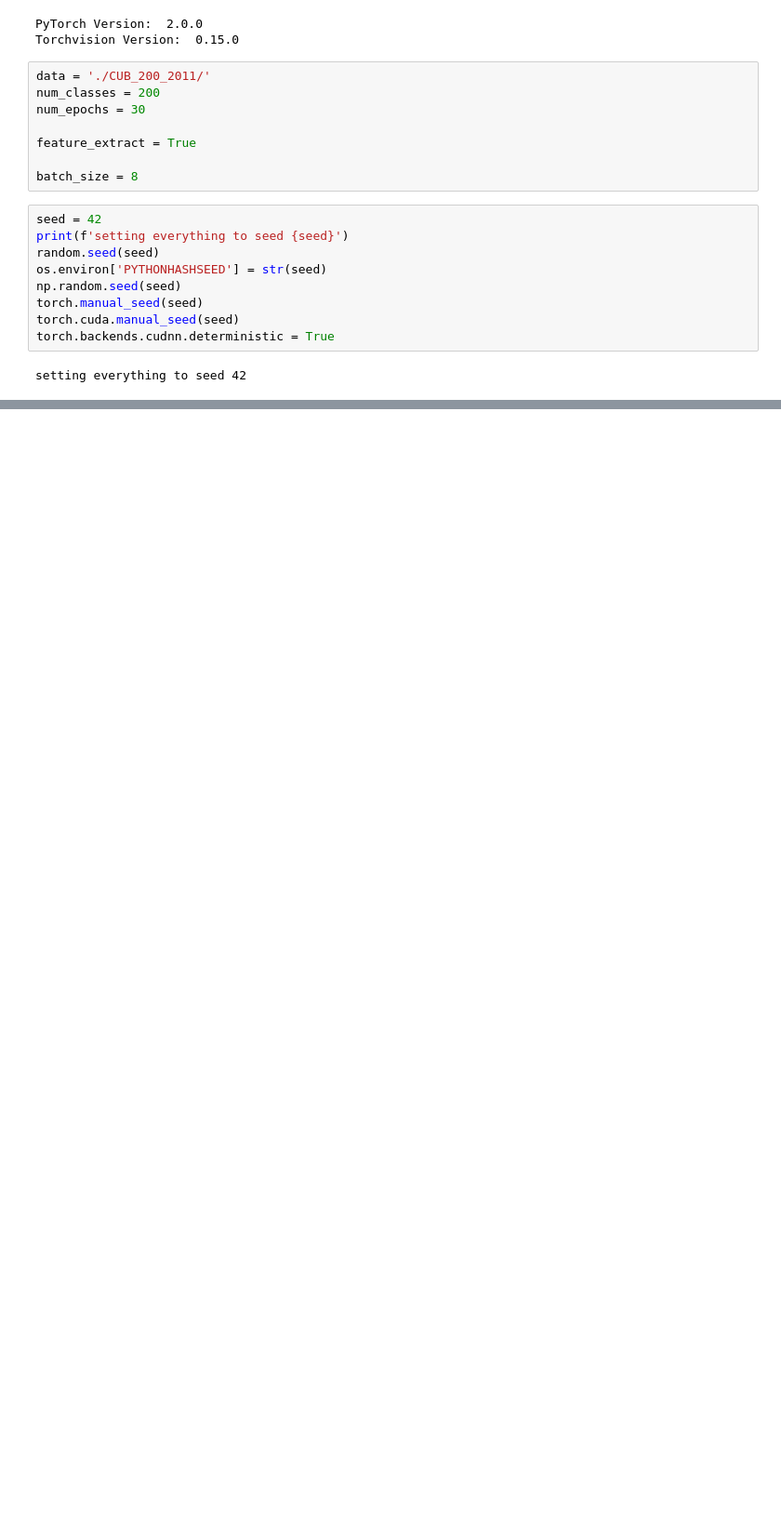
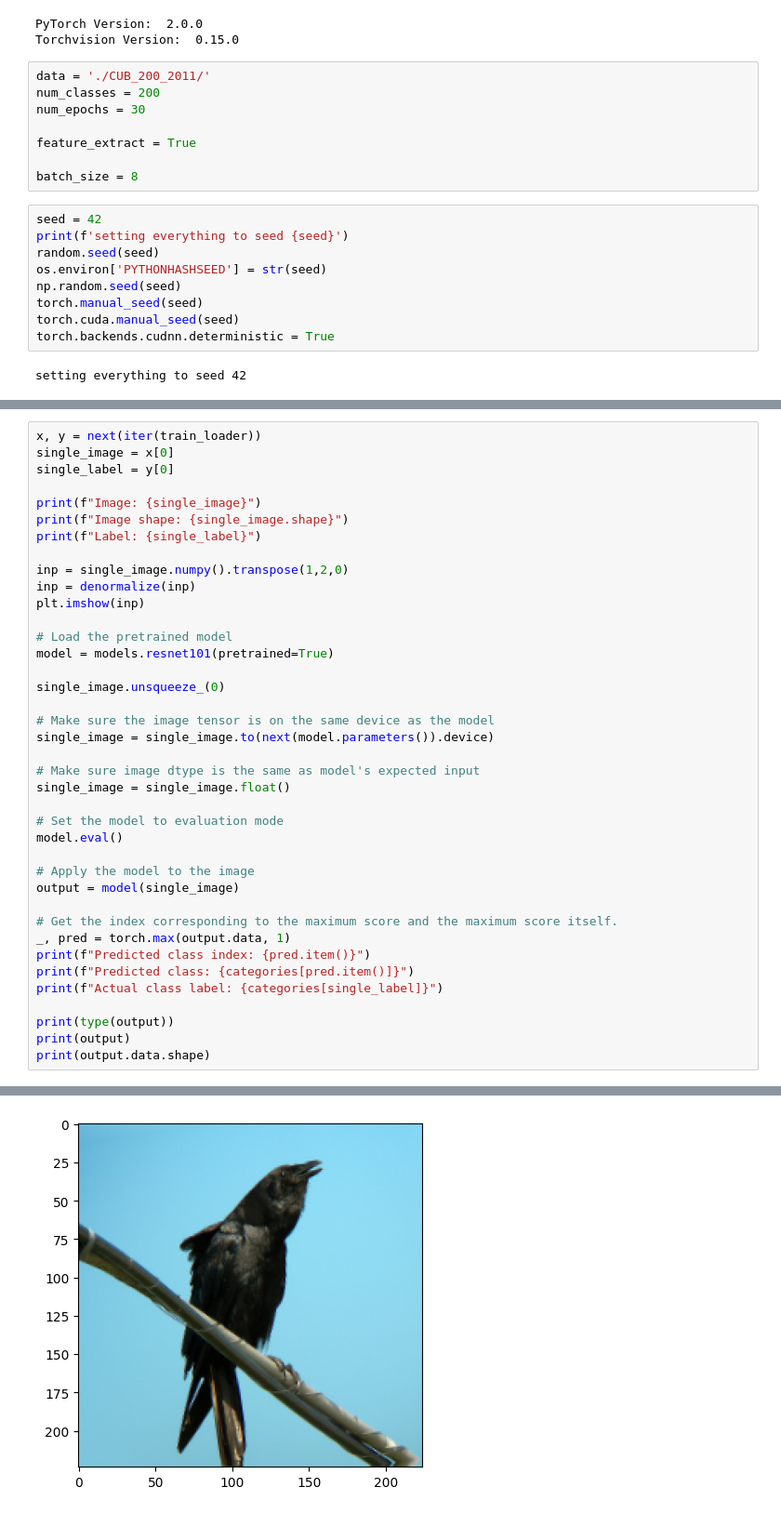
Before and after one commit to michaeldraga/aki-project, a Jupyter notebook: model.ipynb, the cells around one changed output, grey strips where cells are left out. Shown at 93% size. Cells and saved outputs as stored; diff of their text form; blank space fills up the shorter version.

```diff
--- a/model.ipynb
+++ b/model.ipynb
@@ -275,0 +151,40 @@ Epoch 12/29
+# %%
+x, y = next(iter(train_loader))
+single_image = x[0]
+single_label = y[0]
+
+print(f"Image: {single_image}")
+print(f"Image shape: {single_image.shape}")
+print(f"Label: {single_label}")
+
+inp = single_image.numpy().transpose(1,2,0)
+inp = denormalize(inp)
+plt.imshow(inp)
+
+# Load the pretrained model
+model = models.resnet101(pretrained=True)
+
+single_image.unsqueeze_(0)
+
+# Make sure the image tensor is on the same device as the model
+single_image = single_image.to(next(model.parameters()).device)
+
+# Make sure image dtype is the same as model's expected input
+single_image = single_image.float()
+
+# Set the model to evaluation mode
+model.eval()
+
+# Apply the model to the image
+output = model(single_image)
+
+# Get the index corresponding to the maximum score and the maximum score itself.
+_, pred = torch.max(output.data, 1)
+print(f"Predicted class index: {pred.item()}")
+print(f"Predicted class: {categories[pred.item()]}")
+print(f"Actual class label: {categories[single_label]}")
+
+print(type(output))
+print(output)
+print(output.data.shape)
+# %% [output]
@@ -275,0 +225 @@ Epoch 12/29
+[figure, added]
```
Also changed, not shown: parts of 26 cells of this notebook, 3 other files.
